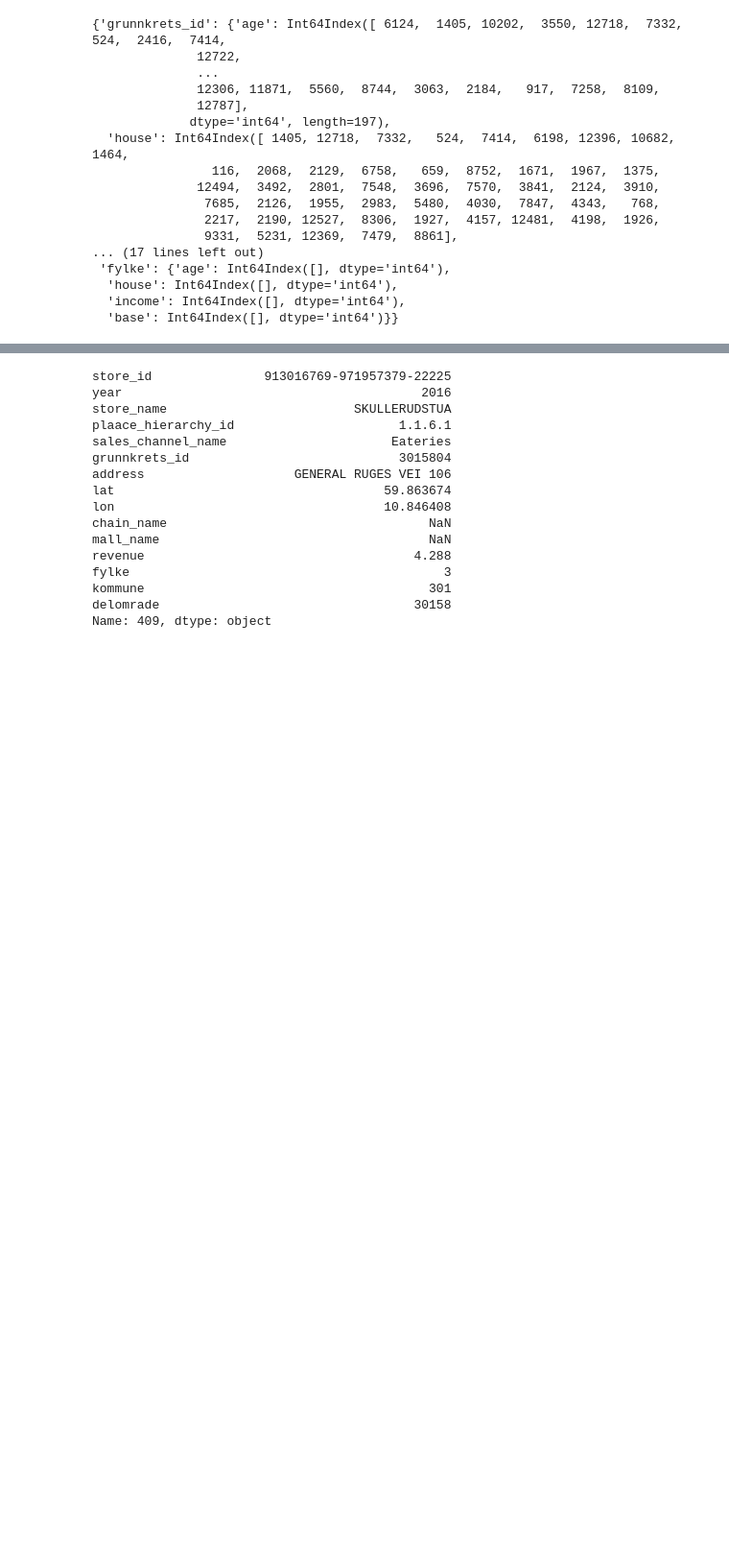
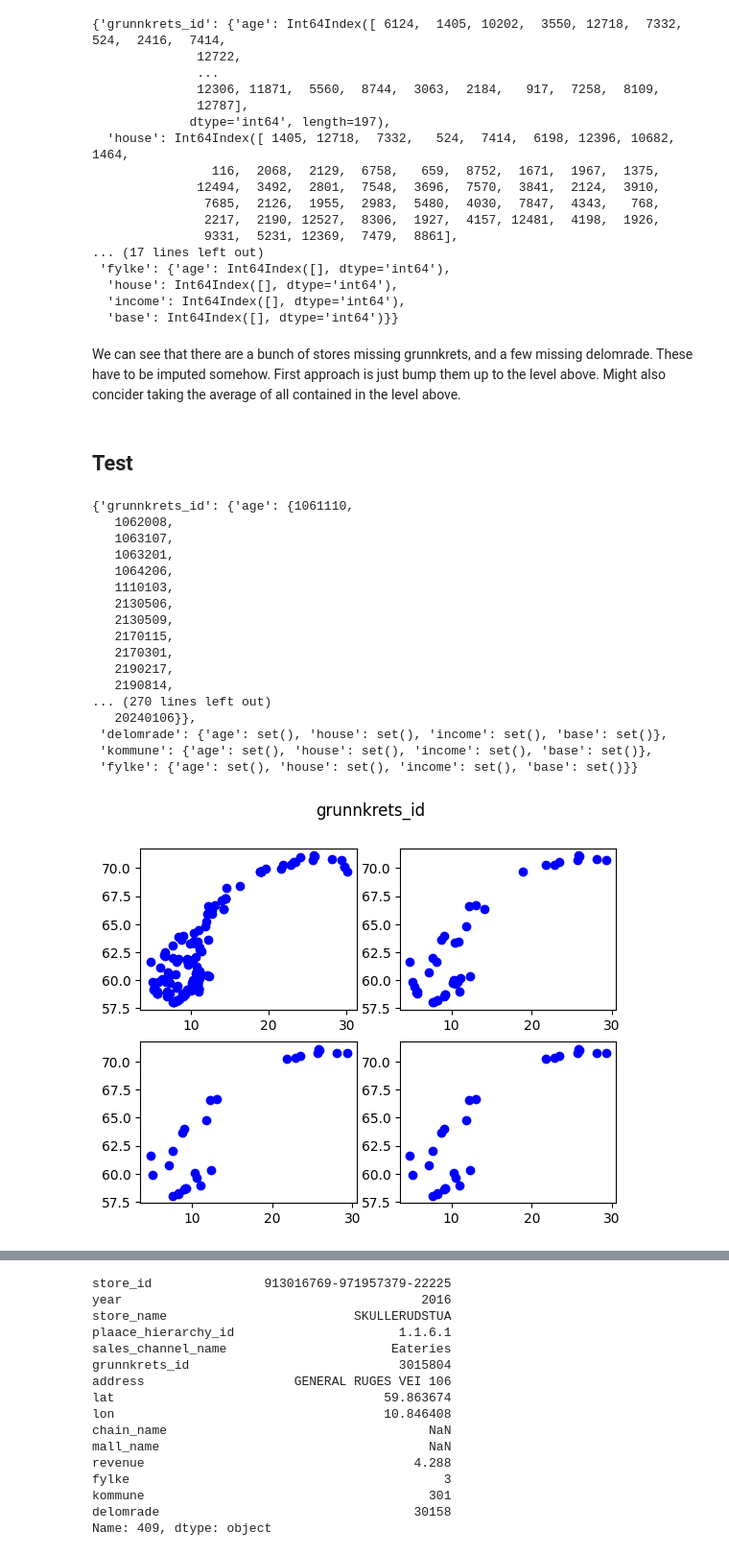
Before and after one commit to halvorlinder/TDT4173-Machine-Learning, a Jupyter notebook: random_experiments.ipynb, the cells around one changed output, grey strips where cells are left out. Shown at 96% size. Cells and saved outputs as stored; diff of their text form; code cells hidden in the pictures; blank space fills up the shorter version.

Commit message:
check for nans in test

```diff
--- a/random_experiments.ipynb
+++ b/random_experiments.ipynb
@@ -142,3 +144,57 @@ train_nans_store_ids
   'house': Int64Index([], dtype='int64'),
   'income': Int64Index([], dtype='int64'),
   'base': Int64Index([], dtype='int64')}}
+# %% [markdown]
+We can see that there are a bunch of stores missing grunnkrets, and a few missing delomrade. These have to be imputed somehow. First approach is just bump them up to the level above. Might also concider taking the average of all contained in the level above.
+# %% [markdown]
+## Test
+# %%
+stores_test = pd.read_csv("data/stores_test.csv")
+stores_test = preprocess_grunnkrets_df(stores_test)
+# %%
+import matplotlib.pyplot as plt
+pos = ([0,0],[0,1], [1,0], [1,1])
+names = ['age', 'house', 'income', 'base']
+levels = ['grunnkrets_id', 'delomrade', 'kommune', 'fylke']
+test_nans_level_ids = dict()
+test_nans_store_ids = dict()
+
+
+for level in levels:
+    test_nans_level_ids[level] = dict()
+    test_nans_store_ids[level] = dict()
+    fig, axs = plt.subplots(2,2)
+    fig.suptitle(level)
+    axs = axs.flatten()
+    for i, (name, df) in enumerate( zip( names, [new_age_distribution, new_house_distribution, new_income_distribution, new_base_distribution] )):
+        base = set(stores_test[level].values)
+        age = set(df[level].values)
+        nums = base - age
+        test_nans_level_ids[level][name] = nums
+        # print(len(base))
+        # print(len(age))
+        # print(len(nums))
+        # print()
+        missing_df = stores_test[stores_test[level].isin(list(nums))]
+        test_nans_store_ids[level][name] = list(missing_df.index)
+        axs[i].plot(missing_df["lon"], missing_df["lat"], "bo")
+test_nans_level_ids
+# %% [output]
+{'grunnkrets_id': {'age': {1061110,
+   1062008,
+   1063107,
+   1063201,
+   1064206,
+   1110103,
+   2130506,
+   2130509,
+   2170115,
+   2170301,
+   2190217,
+   2190814,
+... (270 lines left out)
+   20240106}},
+ 'delomrade': {'age': set(), 'house': set(), 'income': set(), 'base': set()},
+ 'kommune': {'age': set(), 'house': set(), 'income': set(), 'base': set()},
+ 'fylke': {'age': set(), 'house': set(), 'income': set(), 'base': set()}}
+[figure, added]
```
Also changed, not shown: parts of 4 cells of this notebook.
